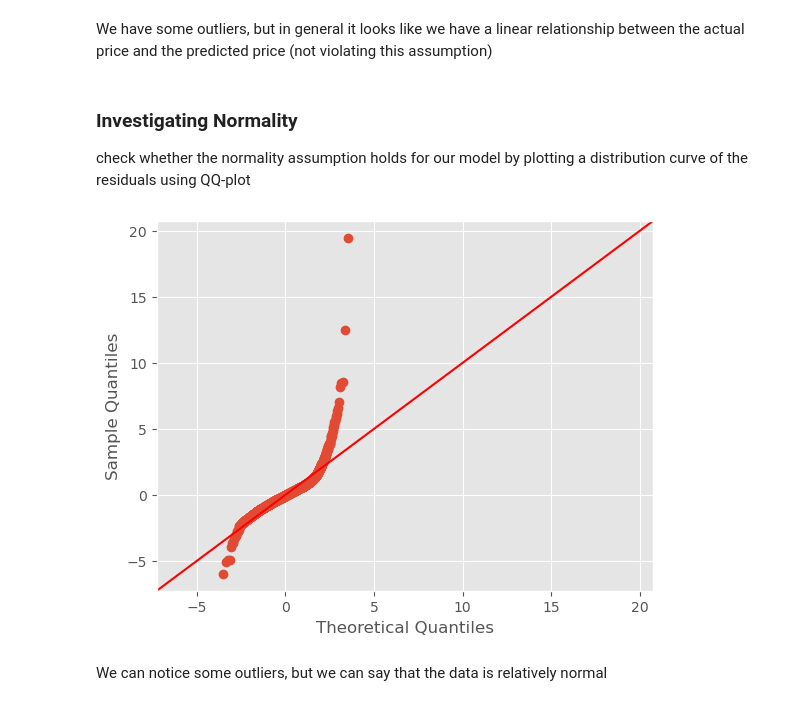
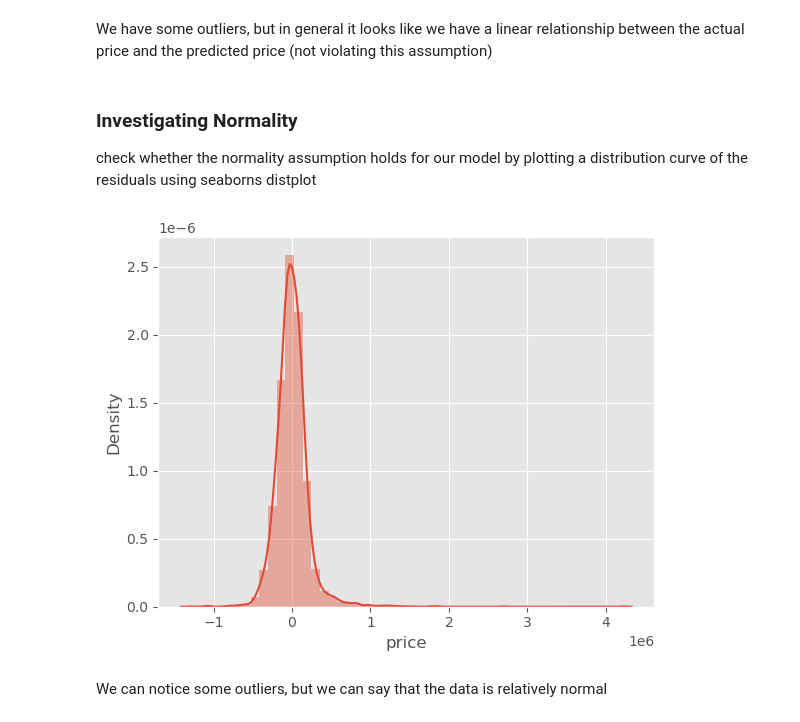
Before and after one commit to penina26/dsc-phase-2-project, a Jupyter notebook: student.ipynb, the cells around one changed output. Saved outputs shown, nothing was run; the diff lists cells and outputs as text; code cells hidden in the pictures.

```diff
--- a/student.ipynb
+++ b/student.ipynb
@@ -742,14 +742,15 @@ fig.savefig('./images/linearity');
 We have some outliers, but in general it looks like we have a linear relationship between the actual price and the predicted price (not violating this assumption)
 # %% [markdown]
 ### Investigating Normality
-check whether the normality assumption holds for our model by plotting a distribution curve of the residuals using QQ-plot
+check whether the normality assumption holds for our model by plotting a distribution curve of the residuals using seaborns distplot
 # %%
 import scipy.stats as stats
 residuals = (y_test_final - preds)
-sm.graphics.qqplot(residuals, dist=stats.norm, line='45', fit=True)
+fig, axes = plt.subplots()
+sns.distplot(residuals)
 fig.savefig('./images/normality');
 # %% [output]
-[figure, old version]
+[figure, new version]
 # %% [markdown]
 We can notice some outliers, but we can say that the data is relatively normal
 # %% [markdown]
```
Also changed, not shown: parts of 1 cell of this notebook, 2 other files.
